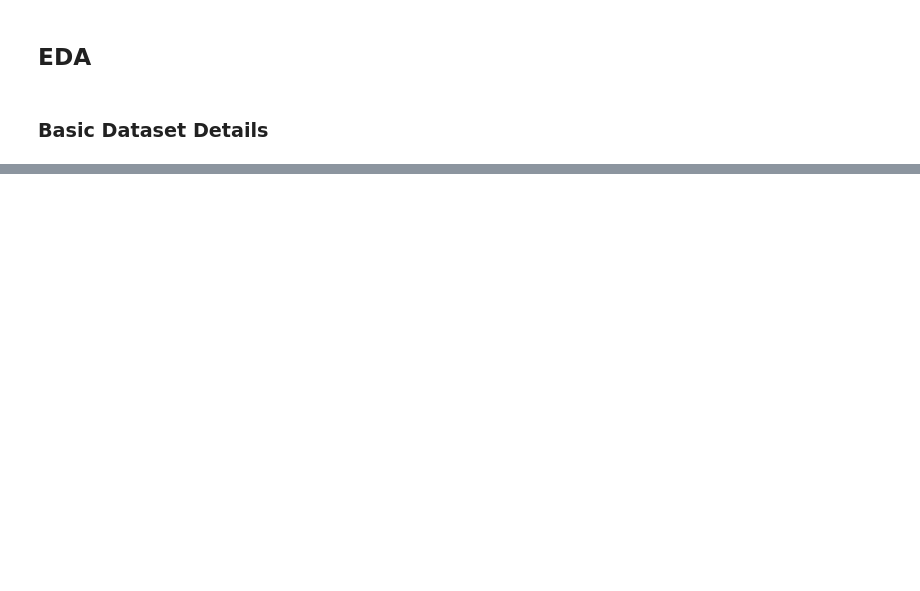
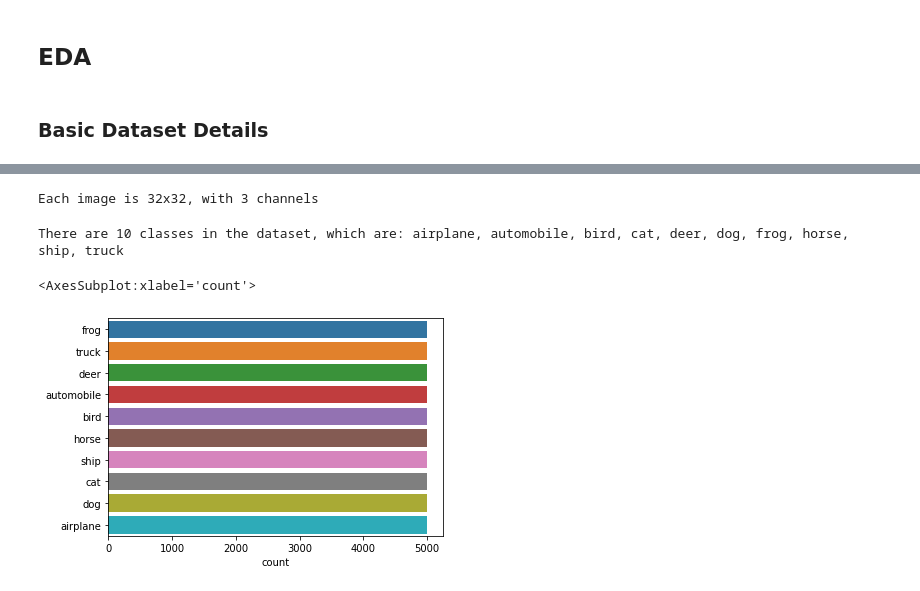
Before and after one commit to Tien-Cheng/dele-generative-adversarial-networks, a Jupyter notebook: DELE_CA2_Part_1_EDA.ipynb, the cells around one changed output, grey strips where cells are left out. Drawn from its saved outputs; the diff is of its cells as text; code cells hidden in the pictures; blank space fills up the shorter version.

```diff
--- a/DELE_CA2_Part_1_EDA.ipynb
+++ b/DELE_CA2_Part_1_EDA.ipynb
@@ -116,0 +123,17 @@ print(f"The size of the training split is {train_len}, the size of the test spli
+# %%
+train_len, height, width, channels = dm.cifar_train.data.shape
+print(f"Each image is {height}x{width}, with {channels} channels")
+# %% [output]
+Each image is 32x32, with 3 channels
+# %%
+classes = dm.cifar_train.classes
+print(f"There are {len(classes)} classes in the dataset, which are: {', '.join(classes)}")
+# %% [output]
+There are 10 classes in the dataset, which are: airplane, automobile, bird, cat, deer, dog, frog, horse, ship, truck
+# %%
+labels = dm.cifar_train.targets
+labels = list(map(lambda x : classes[x], labels))
+sns.countplot(y=labels)
+# %% [output]
+<AxesSubplot:xlabel='count'>
+[figure, added]
```
Also changed, not shown: parts of 16 cells of this notebook.
